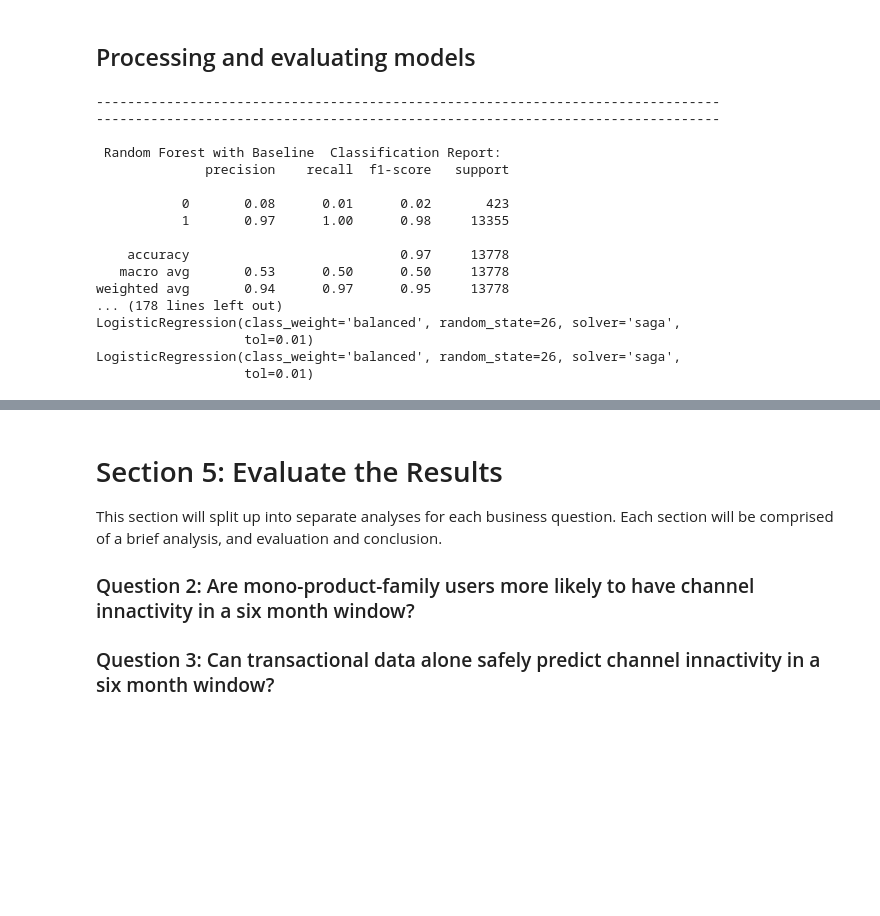
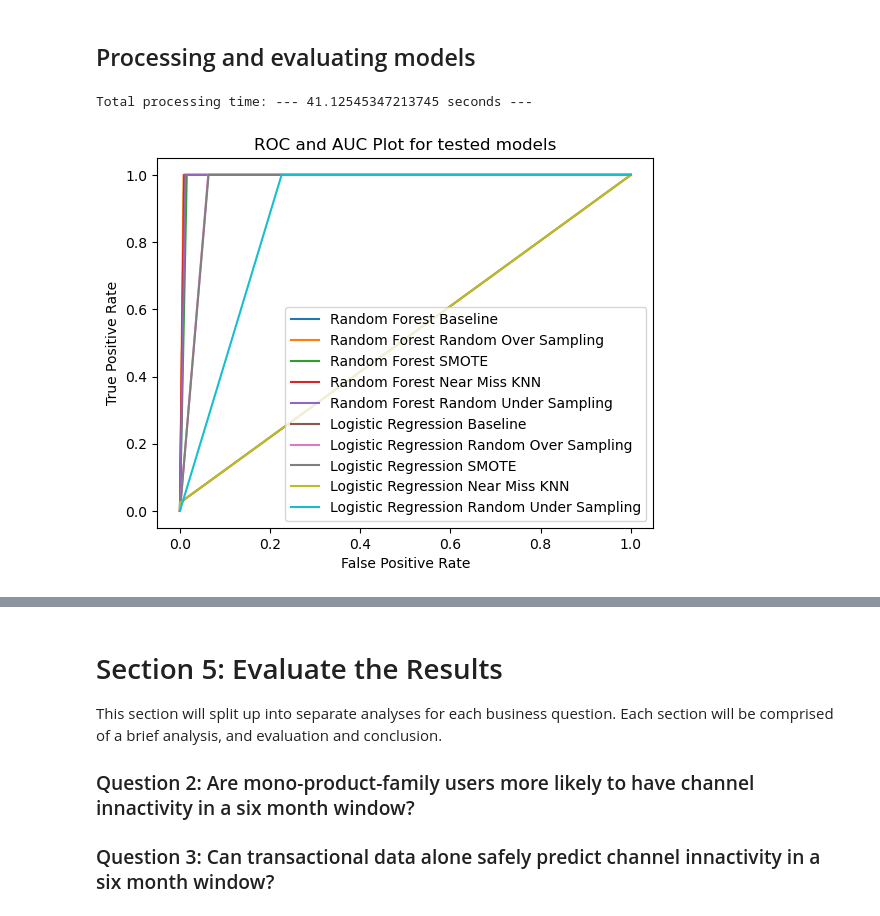
Before and after one commit to nandodsg/Innactivity-Prediction-with-Transactional-Data, a Jupyter notebook: Innactivity prediction with transactional data.ipynb, the cells around one changed output, grey strips where cells are left out. Cells and saved outputs as stored; diff of their text form; code cells hidden in the pictures; blank space fills up the shorter version.

```diff
--- a/Innactivity prediction with transactional data.ipynb
+++ b/Innactivity prediction with transactional data.ipynb
@@ -200,12 +188,25 @@ y = data['FLG_202206']
 # %%
+#Declare independent variables (X) and dependent variable (y) for the Model Training and Setup dataset
+X = data_first_run.loc[:,'DEEP_CHANNELS_202201':'NUM_TRANSACTIONS_MA_VAR'] # Drop Id columns
+X = X.drop(columns=['FLG_INNACTIVITY']) # Drop prediction column
+y = data_first_run['FLG_INNACTIVITY']
+
+#Declare independent variables (X) and dependent variable (y) for the Big Blind Predict Test dataset
+X_bbt = data_big_blind_test.loc[:,'DEEP_CHANNELS_202201':'NUM_TRANSACTIONS_MA_VAR'] # Drop Id columns
+X_bbt = X_bbt.drop(columns=['FLG_INNACTIVITY']) # Drop prediction column
+y_bbt = data_big_blind_test['FLG_INNACTIVITY']
+
 #set shared model, scaler and splitter variables
-random_state = 26
-test_size = 0.15
+random_state = 42
+test_size = 0.30
 verbose = 'off'
+print_report = 'off'
+
 #set model names
-models = [#'Random Forest',
+models = ['Random Forest',
           'Logistic Regression',
          ]
+
 #set resampling method names
 resamplers = [
               'Baseline',
@@ -234,42 +218,15 @@ https://www.analyticsvidhya.com/blog/2020/10/overcoming-class-imbalance-using-sm
 # %% [markdown]
 ## Processing and evaluating models
-# %%
-#Instantiate empty list to hold models for coeficient evaluation
-model_prediction = []
-
-model_scores_table = u.pd.DataFrame()
-model_scores_table['Scores'] = ['Model','Model Name','Resampler Name','TN','FP','FN','TP','Precision 0','Precision 1','Recall 0','Recall 1','F1-Score 0','F1-Score 1','Support 0','Support 1']
-
-for model_name in models:
-    for resampler_name in resamplers:
-        model,cr,cm,precision,recall,fbeta_score,support = u.model_predict(model_name,resampler_name,X,y,random_state,test_size,verbose)
-        models_scores_append = [model,model_name,resampler_name,cm[0][0],cm[0][1],cm[1][0],cm[1][1],precision[0],precision[1],recall[0],recall[1],fbeta_score[0],fbeta_score[1],support[0],support[1]]
-
-        model_scores_table[model_name+' '+resampler_name] = models_scores_append
-        model_prediction.append((model,model_name,resampler_name))
-
-# Create Model Coeficient Table
-Model_Coef_Table = u.Model_Coef_Table(model_prediction, X)
-# %% [output]
---------------------------------------------------------------------------------
---------------------------------------------------------------------------------
-
- Random Forest with Baseline  Classification Report:
-              precision    recall  f1-score   support
-
-           0       0.08      0.01      0.02       423
-           1       0.97      1.00      0.98     13355
-
-    accuracy                           0.97     13778
-   macro avg       0.53      0.50      0.50     13778
-weighted avg       0.94      0.97      0.95     13778
-... (178 lines left out)
-LogisticRegression(class_weight='balanced', random_state=26, solver='saga',
-                   tol=0.01)
-LogisticRegression(class_weight='balanced', random_state=26, solver='saga',
-                   tol=0.01)
-# %%
-from importlib import reload  # Python 3.4+
-import utils as u
-
-u = reload(u)
+# %%
+u = u.reload(u)
+model_prediction, model_scores_table_T, model_coef_table = u.model_run(models,
+                                                                       resamplers,
+                                                                       X,
+                                                                       y,
+                                                                       random_state,
+                                                                       test_size,
+                                                                       verbose,
+                                                                       print_report)
+# %% [output]
+Total processing time: --- 41.12545347213745 seconds ---
+[figure, added]
```
Also changed, not shown: parts of 32 cells of this notebook, 21 other files.
